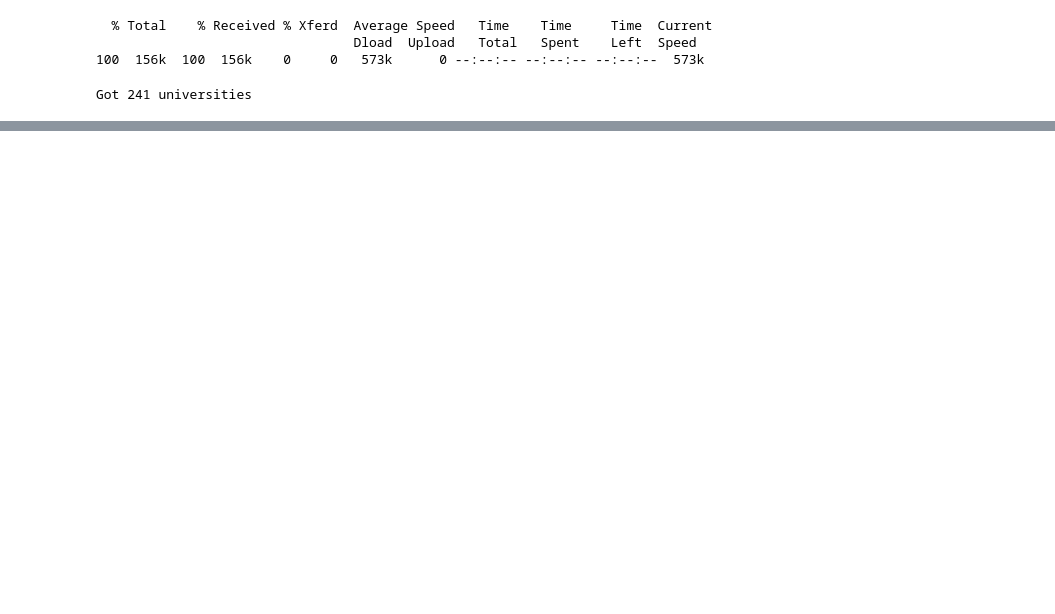
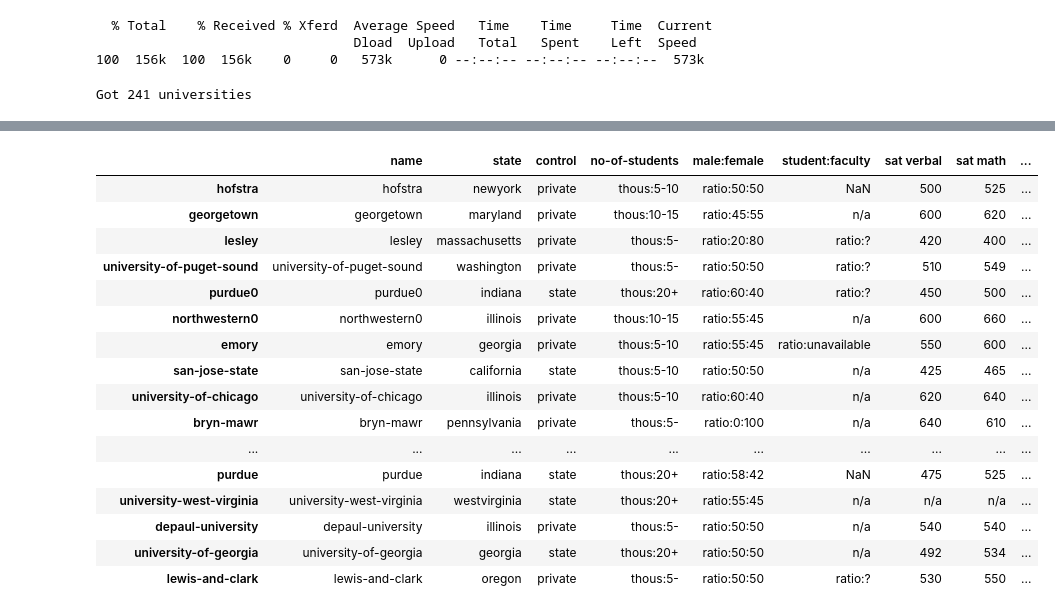
Before and after one commit to judyz01/ecs-171-final-project, a Jupyter notebook: ECS_171_Final.ipynb, the cells around one changed output, grey strips where cells are left out. Cells and saved outputs as stored; diff of their text form; code cells hidden in the pictures; blank space fills up the shorter version.

```diff
--- a/ECS_171_Final.ipynb
+++ b/ECS_171_Final.ipynb
@@ -62,0 +110,72 @@ df
+# %%
+# We will fix this manually (from Google)
+# hofstra is private
+# university-of-michigan #0 is public
+display(df[df['control'].isna()])
+df.loc['hofstra','control'] = 'private'
+df.loc['university-of-michigan0','control'] = 'public'
+
+
+# We will replace it with ratio:10:1 (most freq)
+bad_df = df[df['student:faculty'].isin(['n/a', 'ratio:?', 'ratio:unavailable']) | df['student:faculty'].isnull()]
+display(bad_df)
+for index, row in bad_df.iterrows():
+    df.loc[row['name'], 'student:faculty'] = 'ratio:10:1'
+
+
+# We will replace sat verbal and sat math with 500 and 600 (most freq)
+bad_df = df[df['sat verbal'].isin(['na', 'act-21', 'act-15', 'n/a']) | df['sat verbal'].isnull()]
+display(bad_df)
+for index, row in bad_df.iterrows():
+    df.loc[row['name'], 'sat verbal'] = 500
+
+bad_df = df[df['sat math'].isin(['na', 'act-21', 'act-15', 'n/a']) | df['sat math'].isnull()]
+display(bad_df)
+for index, row in bad_df.iterrows():
+    df.loc[row['name'], 'sat math'] = 600
+
+
+# We will replace percent-financial-aid with 50 (most freq)
+bad_df = df[df['percent-financial-aid'].isin(['na', '0', 'n/a']) | df['percent-financial-aid'].isnull()]
+display(bad_df)
+for index, row in bad_df.iterrows():
+    df.loc[row['name'], 'percent-financial-aid'] = 50
+
+
+# We will replace no-applicants with thous:4- (most freq)
+bad_df = df[df['no-applicants'].isna()]
+display(bad_df)
+for index, row in bad_df.iterrows():
+    df.loc[row['name'], 'no-applicants'] = 'thous:4-'
+
+
+# We will replace percent-admittance with 70 (most freq)
+bad_df = df[df['percent-admittance'].isin(['na', '0']) | df['percent-admittance'].isnull()]
+display(bad_df)
+for index, row in bad_df.iterrows():
+    df.loc[row['name'], 'percent-admittance'] = 70
+
+
+# We will replace percent-enrolled with 50 (most freq)
+bad_df = df[df['percent-enrolled'].isin(['na', '0']) | df['percent-enrolled'].isnull()]
+display(bad_df)
+for index, row in bad_df.iterrows():
+    df.loc[row['name'], 'percent-enrolled'] = 50
+
+
+# We will replace the classes with 3 (avg)
+bad_df = df[df['academics scale:1-5'].isna()]
+display(bad_df)
+for index, row in bad_df.iterrows():
+    df.loc[row['name'], 'academics scale:1-5'] = 3
+
+bad_df = df[df['social scale:1-5'].isna()]
+display(bad_df)
+for index, row in bad_df.iterrows():
+    df.loc[row['name'], 'social scale:1-5'] = 3
+
+bad_df = df[df['quality-of-life scale:1-5'].isna()]
+display(bad_df)
+for index, row in bad_df.iterrows():
+    df.loc[row['name'], 'quality-of-life scale:1-5'] = 3
+# %% [output]
@@ -62,0 +185,17 @@ df
+|  | name | state | control | no-of-students | male:female | student:faculty | sat verbal | sat math | ... |
+| hofstra | hofstra | newyork | private | thous:5-10 | ratio:50:50 | NaN | 500 | 525 | ... |
+| georgetown | georgetown | maryland | private | thous:10-15 | ratio:45:55 | n/a | 600 | 620 | ... |
+| lesley | lesley | massachusetts | private | thous:5- | ratio:20:80 | ratio:? | 420 | 400 | ... |
+| university-of-puget-sound | university-of-puget-sound | washington | private | thous:5- | ratio:50:50 | ratio:? | 510 | 549 | ... |
+| purdue0 | purdue0 | indiana | state | thous:20+ | ratio:60:40 | ratio:? | 450 | 500 | ... |
+| northwestern0 | northwestern0 | illinois | private | thous:10-15 | ratio:55:45 | n/a | 600 | 660 | ... |
+| emory | emory | georgia | private | thous:5-10 | ratio:55:45 | ratio:unavailable | 550 | 600 | ... |
+| san-jose-state | san-jose-state | california | state | thous:5-10 | ratio:50:50 | n/a | 425 | 465 | ... |
+| university-of-chicago | university-of-chicago | illinois | private | thous:5-10 | ratio:60:40 | n/a | 620 | 640 | ... |
+| bryn-mawr | bryn-mawr | pennsylvania | private | thous:5- | ratio:0:100 | n/a | 640 | 610 | ... |
+| ... | ... | ... | ... | ... | ... | ... | ... | ... | ... |
+| purdue | purdue | indiana | state | thous:20+ | ratio:58:42 | NaN | 475 | 525 | ... |
+| university-west-virginia | university-west-virginia | westvirginia | state | thous:20+ | ratio:55:45 | n/a | n/a | n/a | ... |
+| depaul-university | depaul-university | illinois | private | thous:5- | ratio:50:50 | n/a | 540 | 540 | ... |
+| university-of-georgia | university-of-georgia | georgia | state | thous:20+ | ratio:50:50 | n/a | 492 | 534 | ... |
+| lewis-and-clark | lewis-and-clark | oregon | private | thous:5- | ratio:50:50 | ratio:? | 530 | 550 | ... |
```
Also changed, not shown: parts of 7 cells of this notebook.
